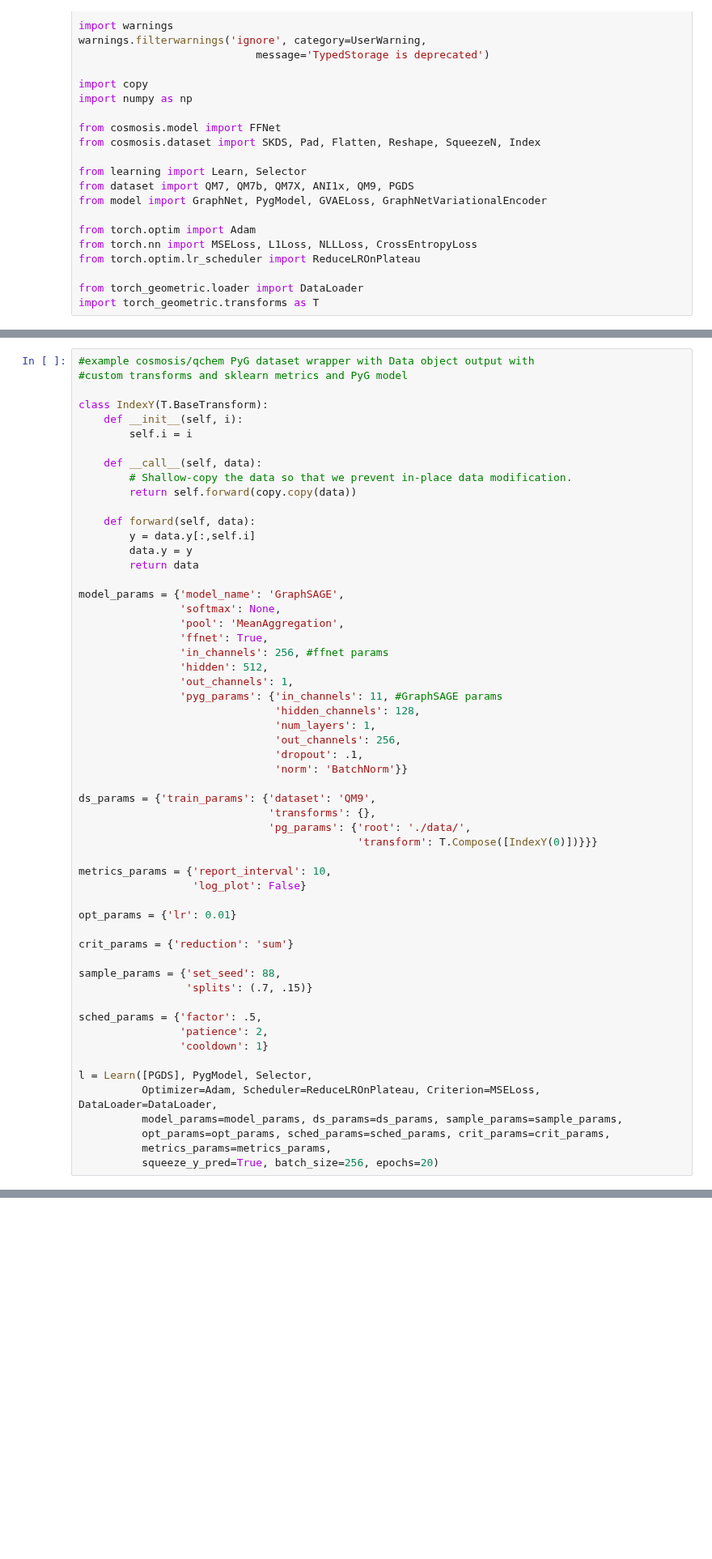
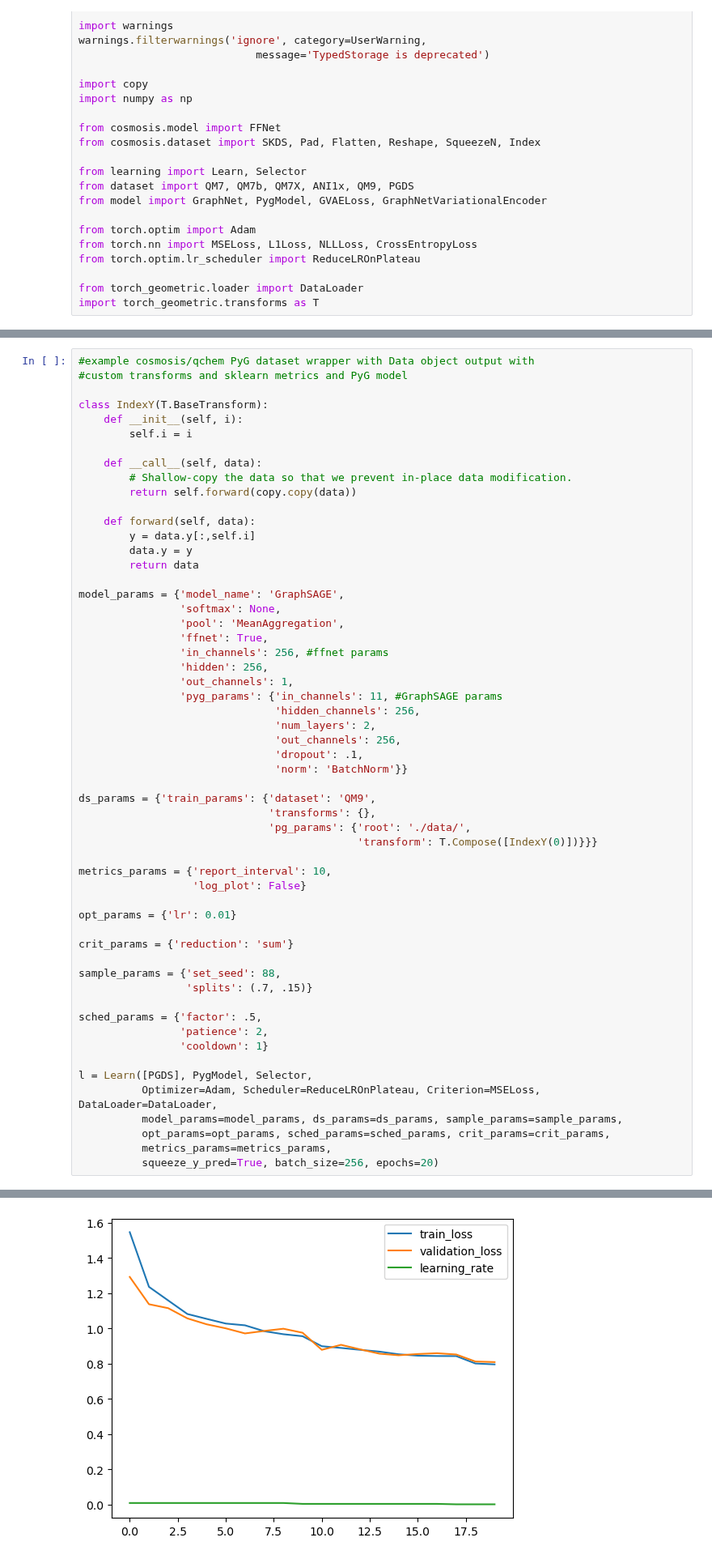
Before and after one commit to icanswim/qchem, a Jupyter notebook: experiment.ipynb, the cells around one changed output, grey strips where cells are left out. Shown at 81% size. Cells and saved outputs as stored; diff of their text form; blank space fills up the shorter version.

```diff
--- a/experiment.ipynb
+++ b/experiment.ipynb
@@ -324,11 +423,11 @@ model_params = {'model_name': 'GraphSAGE',
                 'pool': 'MeanAggregation',
                 'ffnet': True,
                 'in_channels': 256, #ffnet params
-                'hidden': 512,
+                'hidden': 256,
                 'out_channels': 1,
                 'pyg_params': {'in_channels': 11, #GraphSAGE params
-                               'hidden_channels': 128,
-                               'num_layers': 1,
+                               'hidden_channels': 256,
+                               'num_layers': 2,
                                'out_channels': 256,
                                'dropout': .1,
                                'norm': 'BatchNorm'}}
@@ -358,3 +457,4 @@ l = Learn([PGDS], PygModel, Selector,
           opt_params=opt_params, sched_params=sched_params, crit_params=crit_params,
           metrics_params=metrics_params,
           squeeze_y_pred=True, batch_size=256, epochs=20)
+# %% [output]
@@ -361,3 +478,4 @@ l = Learn([PGDS], PygModel, Selector,
+[figure, added]
 # %%
 #example cosmosis/qchem PyG dataset wrapper with custum transform with
 #dictionary output and custom cosmosis model
```
Also changed, not shown: parts of 14 cells of this notebook, 2 other files.
